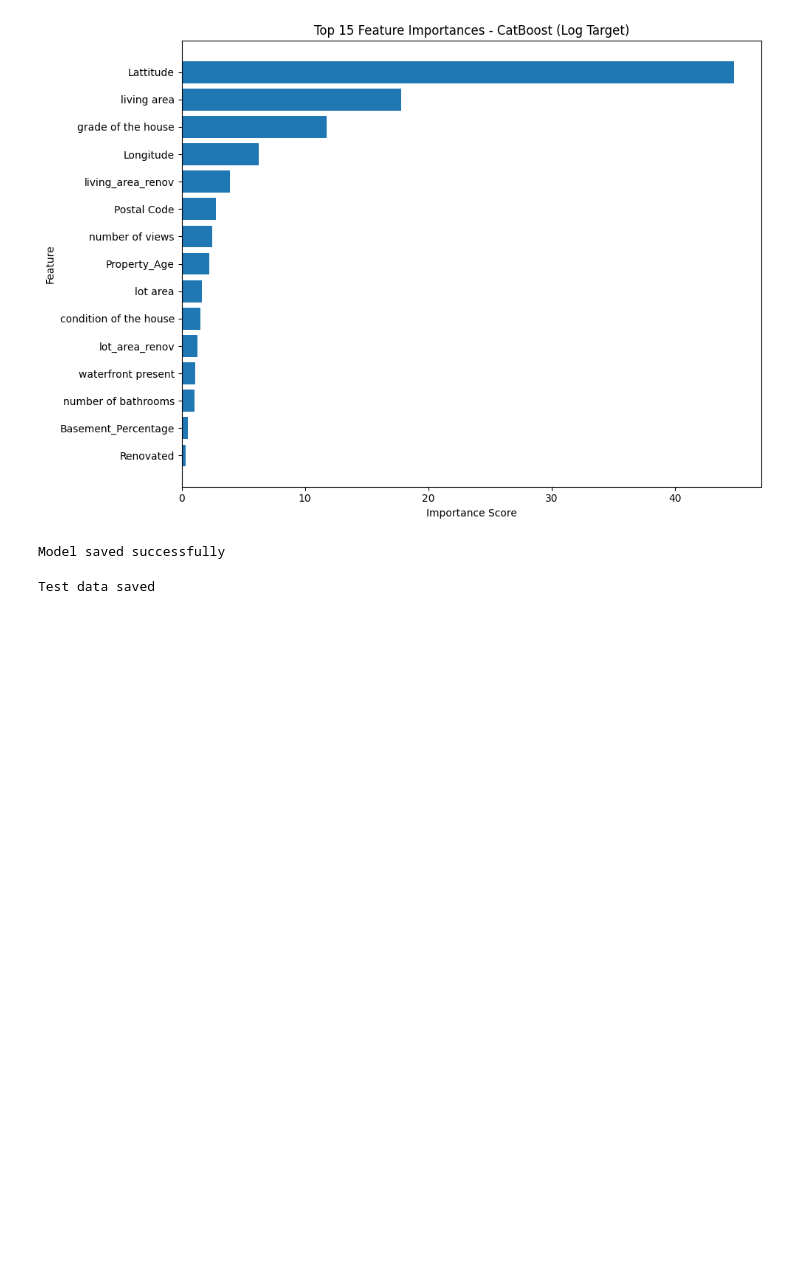
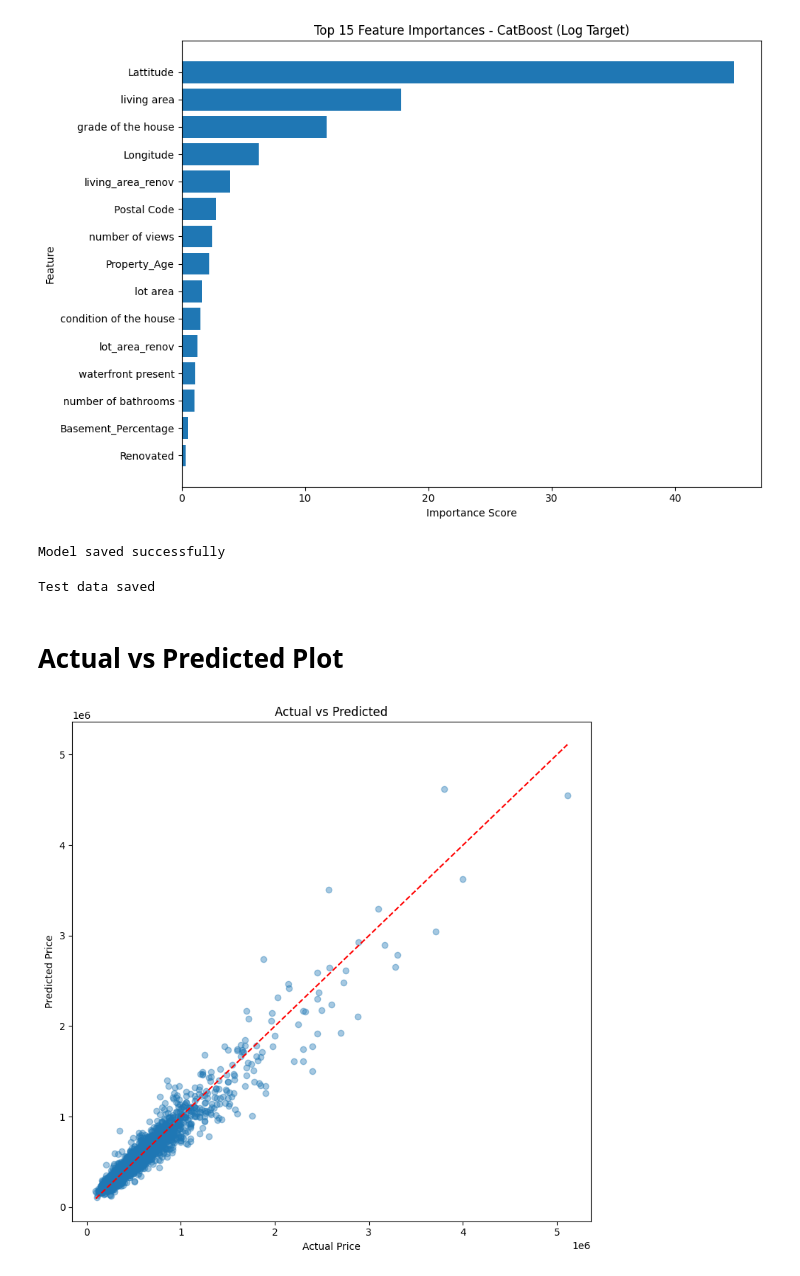
Before and after one commit to patelshivam109/AI-Powered-Real-Estate-Intelligence-Valuation-Investment-Recommendation-Platform, a Jupyter notebook: notebooks/02_eda.ipynb, the cells around one changed output. Saved outputs shown, nothing was run; the diff lists cells and outputs as text; code cells hidden in the pictures; blank space fills up the shorter version.

Commit message:
Added CatBoost diagnostic analysis and evaluation plots

```diff
--- a/notebooks/02_eda.ipynb
+++ b/notebooks/02_eda.ipynb
@@ -934,3 +934,37 @@ y_test_log.to_csv(
 print("Test data saved")
 # %% [output]
 Test data saved
+# %% [markdown]
+# Actual vs Predicted Plot
+# %%
+import matplotlib.pyplot as plt
+
+plt.figure(figsize=(8,8))
+
+plt.scatter(
+    y_test_log_back,
+    y_pred_cat_log_back,
+    alpha=0.4
+)
+
+plt.plot(
+    [y_test_log_back.min(), y_test_log_back.max()],
+    [y_test_log_back.min(), y_test_log_back.max()],
+    'r--'
+)
+
+plt.xlabel("Actual Price")
+plt.ylabel("Predicted Price")
+plt.title("Actual vs Predicted")
+
+plt.tight_layout()
+
+plt.savefig(
+    "../reports/figures/actual_vs_predicted.png",
+    dpi=300,
+    bbox_inches="tight"
+)
+
+plt.show()
+# %% [output]
+[figure, added]
```
Also changed, not shown: parts of 4 cells of this notebook, 3 other files.
